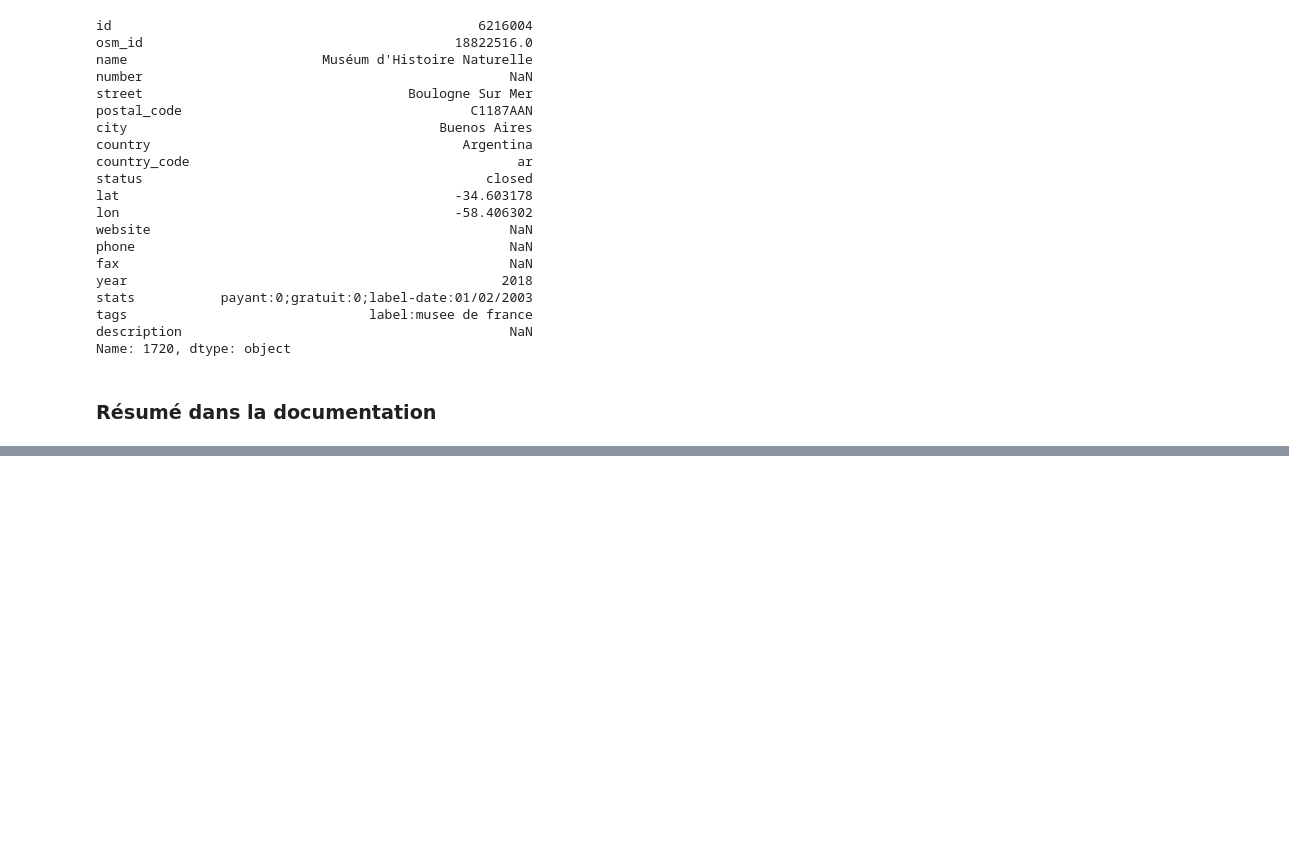
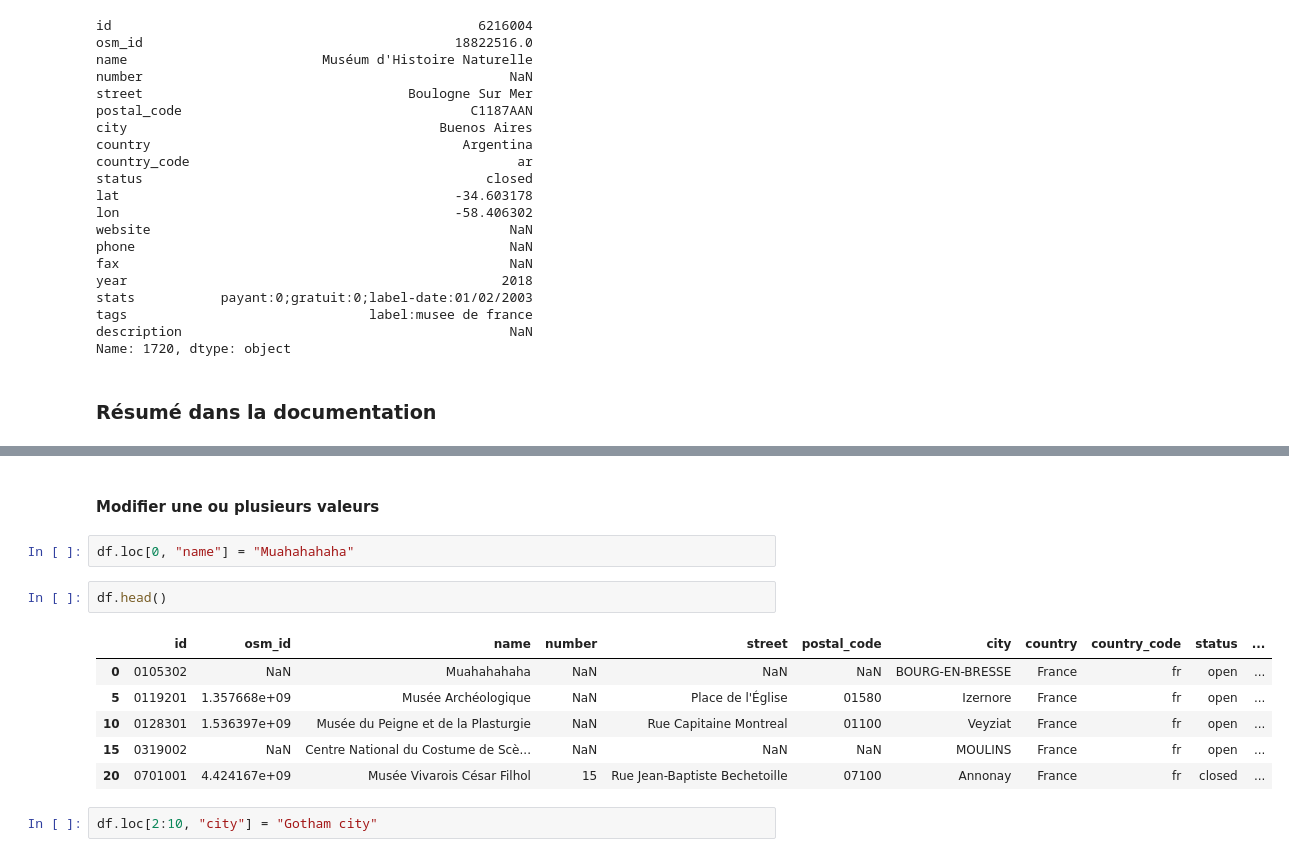
Before and after one commit to Tgnima/Pandas, a Jupyter notebook: pandas/3.1-Les_fondamentaux(selectionner).ipynb, the cells around one changed output, grey strips where cells are left out. Saved outputs shown, nothing was run; the diff lists cells and outputs as text; blank space fills up the shorter version.

```diff
--- a/pandas/3-Les_fondamentaux(selectionner).ipynb
+++ b/pandas/3.1-Les_fondamentaux(selectionner).ipynb
@@ -403,3 +403,18 @@ Name: 1720, dtype: object
 ### Résumé dans la documentation
 # %% [markdown]
 <img src='./images/select_data_methods.png'></img>
+# %% [markdown]
+#### Modifier une ou plusieurs valeurs
+# %%
+df.loc[0, "name"] = "Muahahahaha"
+# %%
+df.head()
+# %% [output]
+|  | id | osm_id | name | number | street | postal_code | city | country | country_code | status | ... |
+| 0 | 0105302 | NaN | Muahahahaha | NaN | NaN | NaN | BOURG-EN-BRESSE | France | fr | open | ... |
+| 5 | 0119201 | 1.357668e+09 | Musée Archéologique | NaN | Place de l'Église | 01580 | Izernore | France | fr | open | ... |
+| 10 | 0128301 | 1.536397e+09 | Musée du Peigne et de la Plasturgie | NaN | Rue Capitaine Montreal | 01100 | Veyziat | France | fr | open | ... |
+| 15 | 0319002 | NaN | Centre National du Costume de Scè... | NaN | NaN | NaN | MOULINS | France | fr | open | ... |
+| 20 | 0701001 | 4.424167e+09 | Musée Vivarois César Filhol | 15 | Rue Jean-Baptiste Bechetoille | 07100 | Annonay | France | fr | closed | ... |
+# %%
+df.loc[2:10, "city"] = "Gotham city"
```
Also changed, not shown: parts of 1 cell of this notebook, 11 other files.
